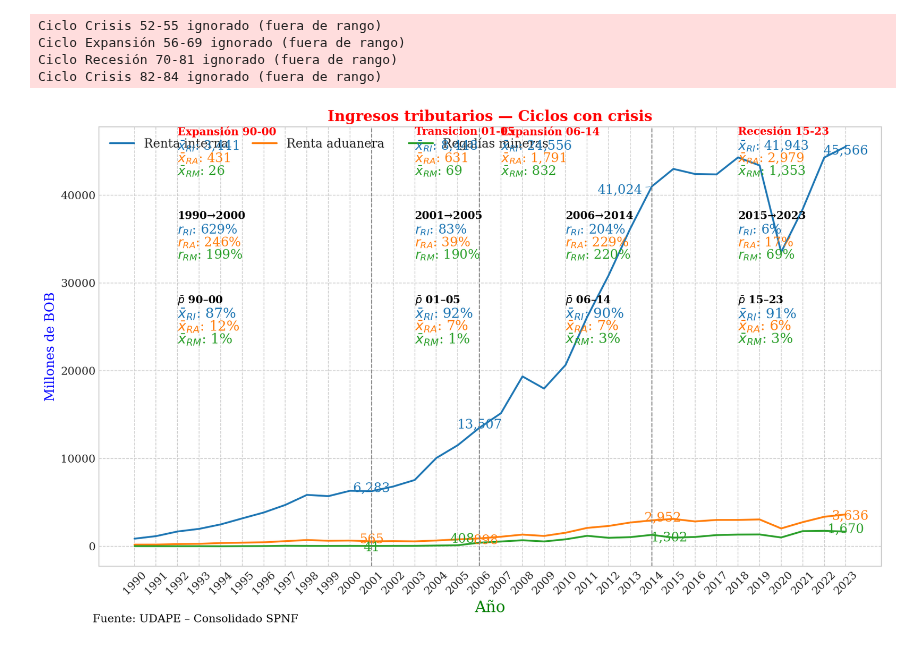
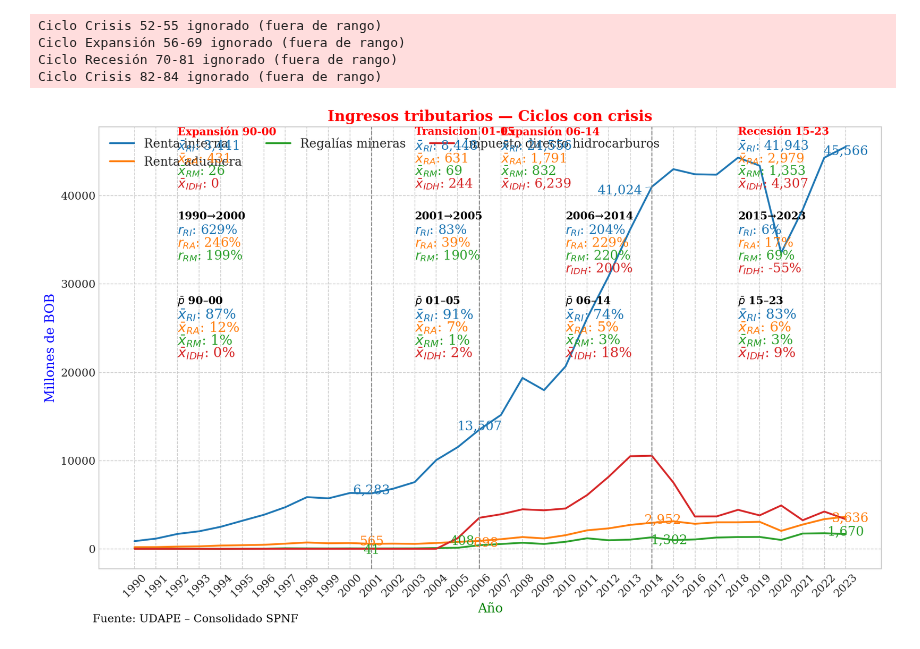
Before and after one commit to navi0369/proyectomacro, a Jupyter notebook: notebooks/tesis/serie_completa/ingresos_tributarios/ingresos_tributarios.ipynb, the cells around one changed output. Drawn from its saved outputs; the diff is of its cells as text; code cells hidden in the pictures.

```diff
--- a/notebooks/tesis/serie_completa/ingresos_tributarios/ingresos_tributarios.ipynb
+++ b/notebooks/tesis/serie_completa/ingresos_tributarios/ingresos_tributarios.ipynb
@@ -34,6 +34,7 @@ SQL = '''
            renta_interna,
            renta_aduanera,
            regalias_mineras,
+           impuesto_directo_hidrocarburos,
            ingresos_tributarios_total
     FROM ingresos_tributarios
 '''
@@ -48,17 +49,20 @@ componentes = [
     ('renta_interna',    'Renta interna'),
     ('renta_aduanera',   'Renta aduanera'),
     ('regalias_mineras', 'Regalías mineras'),
+    ('impuesto_directo_hidrocarburos', 'Impuesto directo hidrocarburos')
 ]
 cols = [c for c,_ in componentes]
 colors = {
     'renta_interna':    '#1f77b4',  # azul
     'renta_aduanera':   '#ff7f0e',  # naranja
     'regalias_mineras': '#2ca02c',  # verde
+    'impuesto_directo_hidrocarburos': '#d62728',  # rojo
 }
 abbr = {
     'renta_interna':    'RI',
     'renta_aduanera':   'RA',
     'regalias_mineras': 'RM',
+    'impuesto_directo_hidrocarburos': 'IDH',
 }
 TOTAL = 'ingresos_tributarios_total'
 
@@ -151,31 +155,31 @@ fig, ax = init_base_plot(
 )
 add_hitos(ax, df.index, hitos, hitos_offset)
 add_year_value_annotations(
     ax, df, years, cols,
     annotation_offsets, colors, arrow_lw=0.4
 )
 add_cycle_means_multi(
     ax, stats, medias_offsets,
     abbr, colors, line_spacing=ax.get_ylim()[1]*0.03
 )
 add_period_growth_annotations_multi(
     ax, df, periodos, cols,
     tasas_offsets, colors, abbr
 )
 add_participation_cycle_boxes(
     ax, df, periodos, cols,
     TOTAL, participation_offsets,
     abbr_map=abbr, colors=colors
 )
 
 # Guardar
 graf = os.path.join(dirs, 'ingresos_tributarios_crisis.png')
 fig.savefig(graf)
 plt.show()
 plt.close(fig)
 # %% [output]
 Ciclo Crisis 52-55 ignorado (fuera de rango)
 Ciclo Expansión 56-69 ignorado (fuera de rango)
 Ciclo Recesión 70-81 ignorado (fuera de rango)
 Ciclo Crisis 82-84 ignorado (fuera de rango)
-[figure, old version]
+[figure, new version]
```
Also changed, not shown: parts of 1 cell of this notebook, 19 other files.
